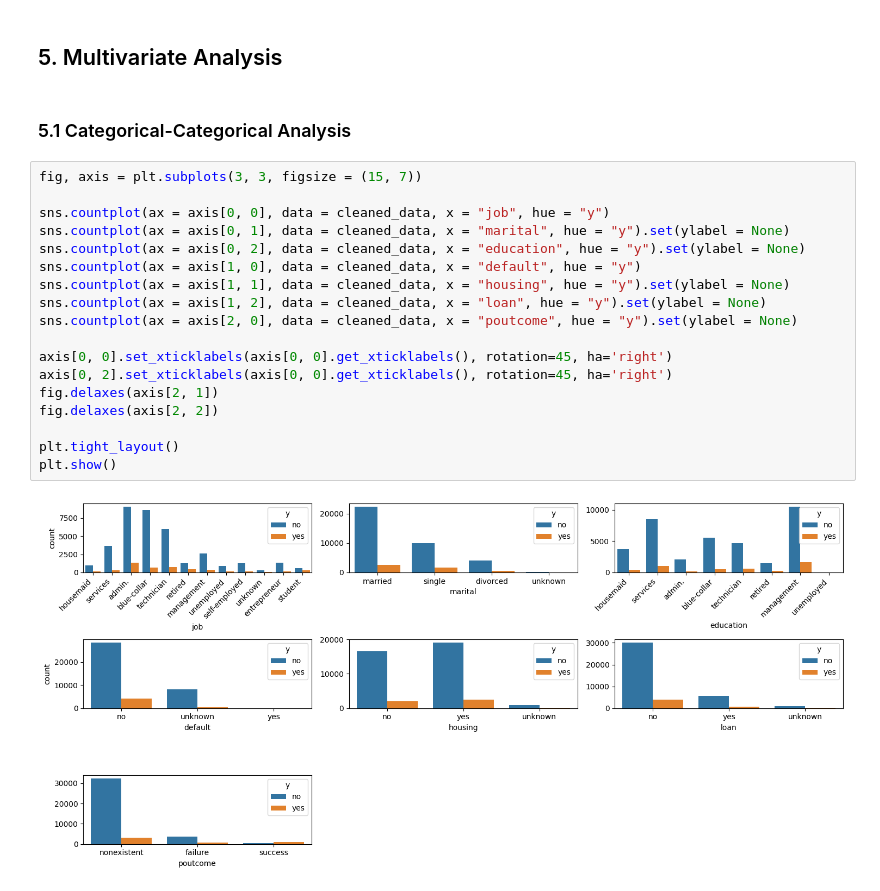
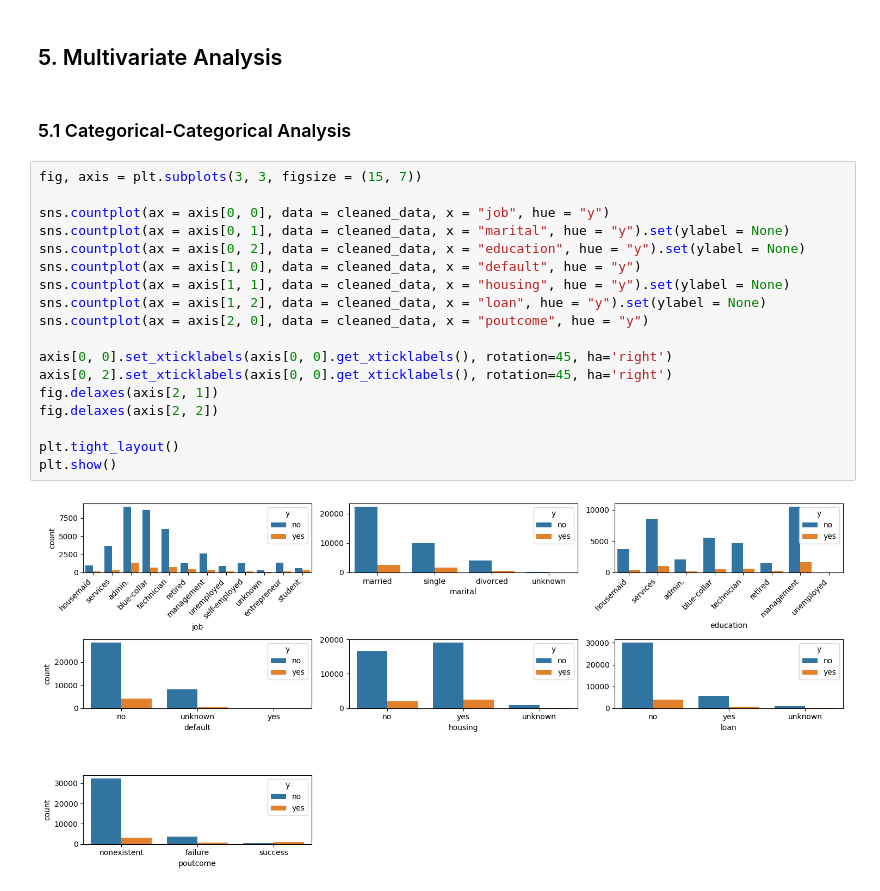
Before and after one commit to 4GeeksAcademy/logistic-regresion, a Jupyter notebook: src/explore.ipynb, the cells around one changed output. Saved outputs shown, nothing was run; the diff lists cells and outputs as text.

```diff
--- a/src/explore.ipynb
+++ b/src/explore.ipynb
@@ -352,24 +357,24 @@ plt.show()
 # %% [markdown]
 ## 5. Multivariate Analysis <a id='c5'></a>
 # %% [markdown]
-### 5.1 Categorical-Categorical Analysis
+### 5.1 Categorical-Categorical Analysis <a id='c5-1'></a>
 # %%
 fig, axis = plt.subplots(3, 3, figsize = (15, 7))
 
 sns.countplot(ax = axis[0, 0], data = cleaned_data, x = "job", hue = "y")
 sns.countplot(ax = axis[0, 1], data = cleaned_data, x = "marital", hue = "y").set(ylabel = None)
 sns.countplot(ax = axis[0, 2], data = cleaned_data, x = "education", hue = "y").set(ylabel = None)
 sns.countplot(ax = axis[1, 0], data = cleaned_data, x = "default", hue = "y")
 sns.countplot(ax = axis[1, 1], data = cleaned_data, x = "housing", hue = "y").set(ylabel = None)
 sns.countplot(ax = axis[1, 2], data = cleaned_data, x = "loan", hue = "y").set(ylabel = None)
-sns.countplot(ax = axis[2, 0], data = cleaned_data, x = "poutcome", hue = "y").set(ylabel = None)
+sns.countplot(ax = axis[2, 0], data = cleaned_data, x = "poutcome", hue = "y")
 
 axis[0, 0].set_xticklabels(axis[0, 0].get_xticklabels(), rotation=45, ha='right')
 axis[0, 2].set_xticklabels(axis[0, 0].get_xticklabels(), rotation=45, ha='right')
 fig.delaxes(axis[2, 1])
 fig.delaxes(axis[2, 2])
 
 plt.tight_layout()
 plt.show()
 # %% [output]
-[figure, old version]
+[figure, new version]
```
Also changed, not shown: parts of 10 cells of this notebook, 8 other files.
